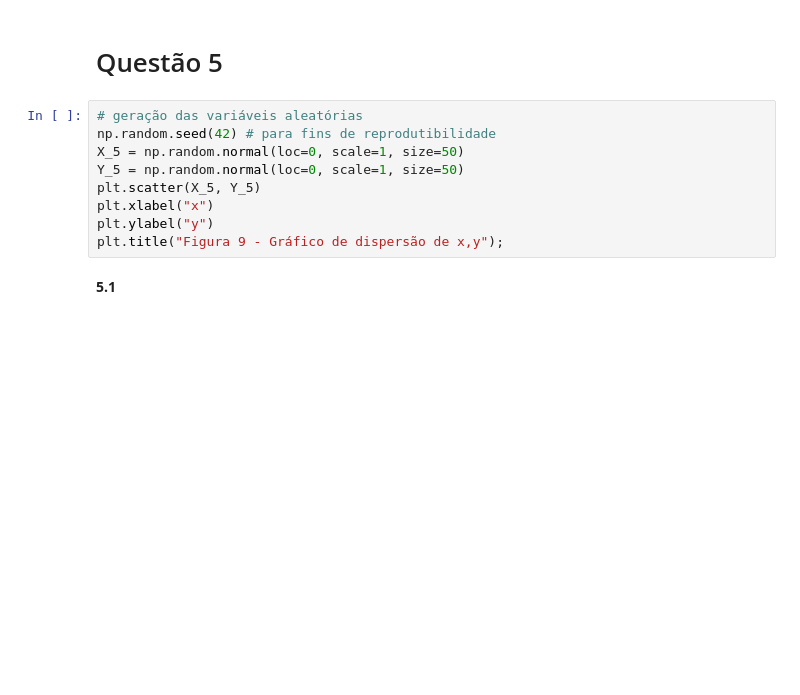
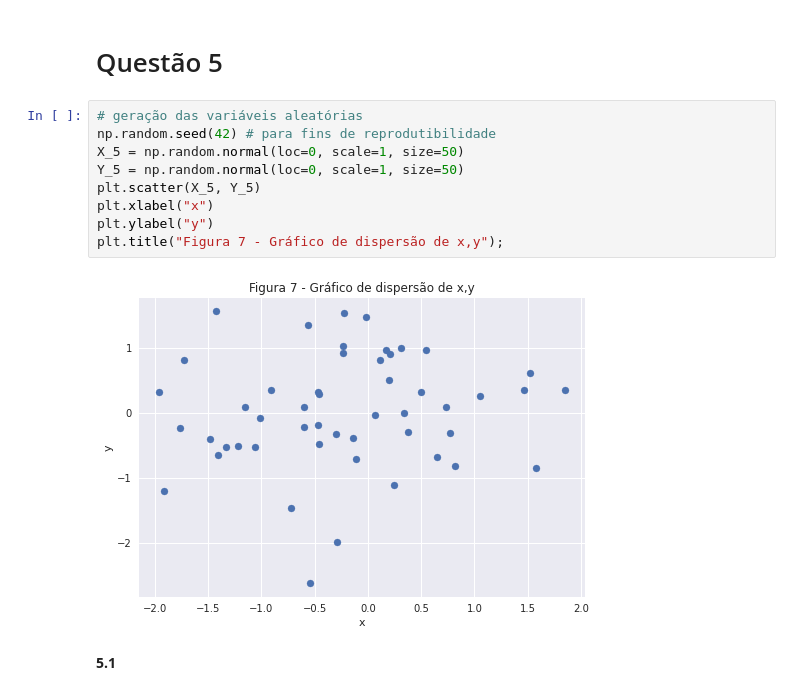
Before and after one commit to ifribeiro/TEI-EstApl, a Jupyter notebook: EPC9.ipynb, the cells around one changed output. Saved outputs shown, nothing was run; the diff lists cells and outputs as text; blank space fills up the shorter version.

```diff
--- a/EPC9.ipynb
+++ b/EPC9.ipynb
@@ -345,12 +297,14 @@ Para concluir se o modelo é bom, podemos utilizar o $R^2$, teste de hipótese d
 # %%
 # geração das variáveis aleatórias
 np.random.seed(42) # para fins de reprodutibilidade
 X_5 = np.random.normal(loc=0, scale=1, size=50)
 Y_5 = np.random.normal(loc=0, scale=1, size=50)
 plt.scatter(X_5, Y_5)
 plt.xlabel("x")
 plt.ylabel("y")
-plt.title("Figura 9 - Gráfico de dispersão de x,y");
+plt.title("Figura 7 - Gráfico de dispersão de x,y");
+# %% [output]
+[figure, added]
 # %% [markdown]
 **5.1**
 # %% [markdown]
```
Also changed, not shown: parts of 40 cells of this notebook.
